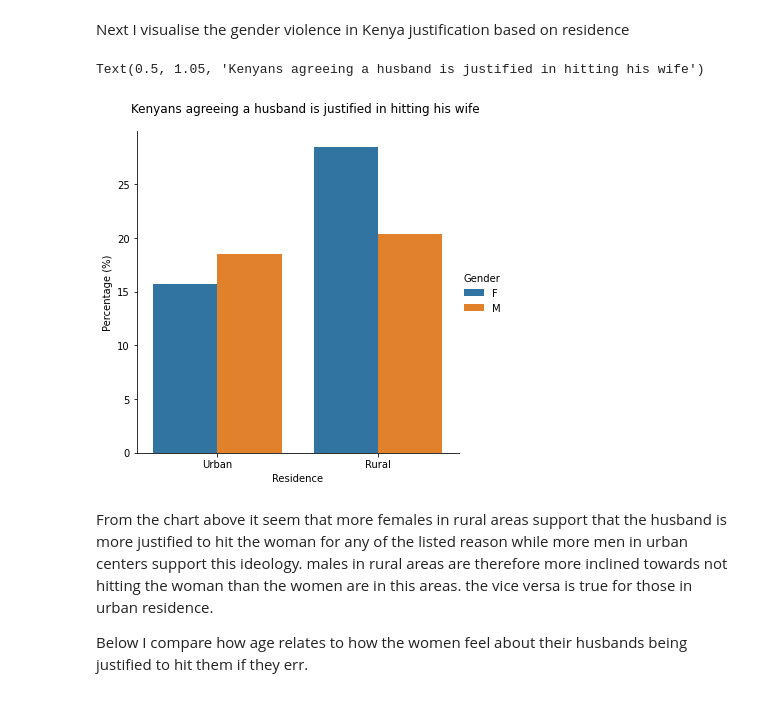
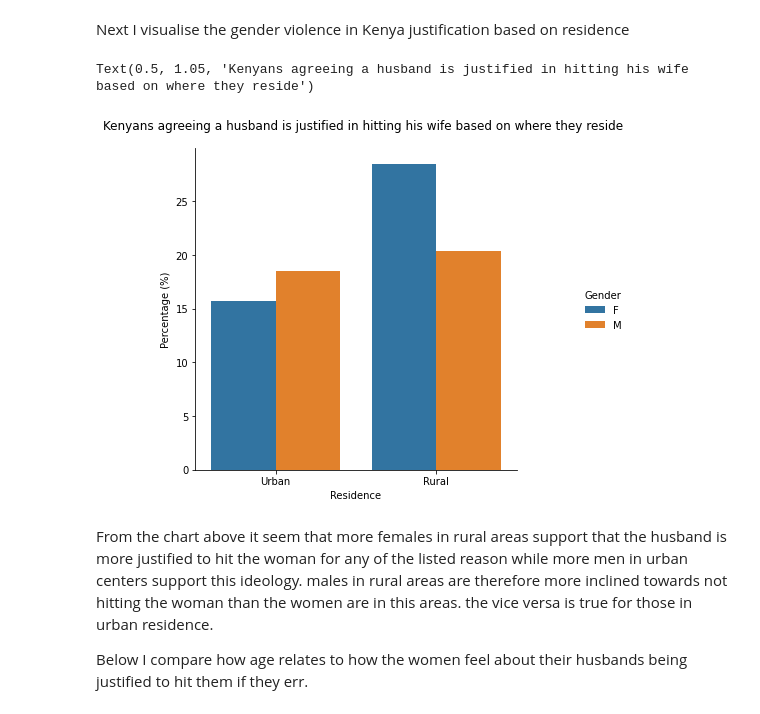
Before and after one commit to 3liud/gender_based_violence, a Jupyter notebook: gender_violence.ipynb, the cells around one changed output. Saved outputs shown, nothing was run; the diff lists cells and outputs as text; code cells hidden in the pictures.

```diff
--- a/gender_violence.ipynb
+++ b/gender_violence.ipynb
@@ -21,7 +23,8 @@ import seaborn as sns
 # %%
 # looking at the data
-df = pd.read_csv('violence_data.csv')
-df.head()
+
+df3 = pd.read_csv('violence_data.csv')
+df3.head()
 # %% [output]
 |  | RecordID | Country | Gender | Demographics Question | Demographics Response | Question | Survey Year | ... |
 | 0 | 1 | Afghanistan | F | Marital status | Never married | ... if she burns the food | 01/01/2015 | ... |
@@ -134,13 +151,13 @@ Next I visualise the gender violence in Kenya justification based on residence
 # %%
 Kenya_graph = Kenya_GV[Kenya_GV['Demographics Question'] == 'Residence']
 Kenya_chart = sns.catplot(x = 'Demographics Response', y = 'Value', hue = 'Gender',
                          order = ['Urban', 'Rural'],
                          data = Kenya_graph, kind = 'bar', ci=None)
 Kenya_chart.set_axis_labels('Residence', 'Percentage (%)')
-Kenya_chart.fig.suptitle('Kenyans agreeing a husband is justified in hitting his wife', y=1.05)
+Kenya_chart.fig.suptitle('Kenyans agreeing a husband is justified in hitting his wife based on where they reside', y=1.05)
 # %% [output]
-Text(0.5, 1.05, 'Kenyans agreeing a husband is justified in hitting his wife')
+Text(0.5, 1.05, 'Kenyans agreeing a husband is justified in hitting his wife based on where they reside')
-[figure, old version]
+[figure, new version]
 # %% [markdown]
 From the chart above it seem that more females in rural areas support that the husband is more justified to hit the woman for any of the listed reason while more men in urban centers support this ideology. males in rural areas are therefore more inclined towards not hitting the woman than the women are in this areas. the vice versa is true for those in urban residence.
 
```
Also changed, not shown: parts of 7 cells of this notebook, 1 other file.
